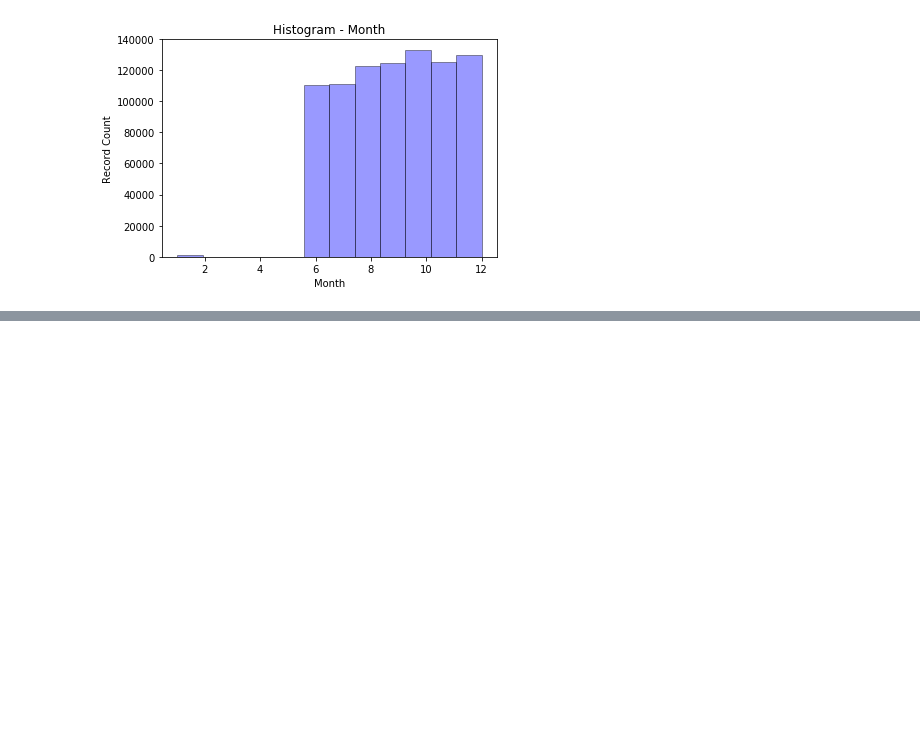
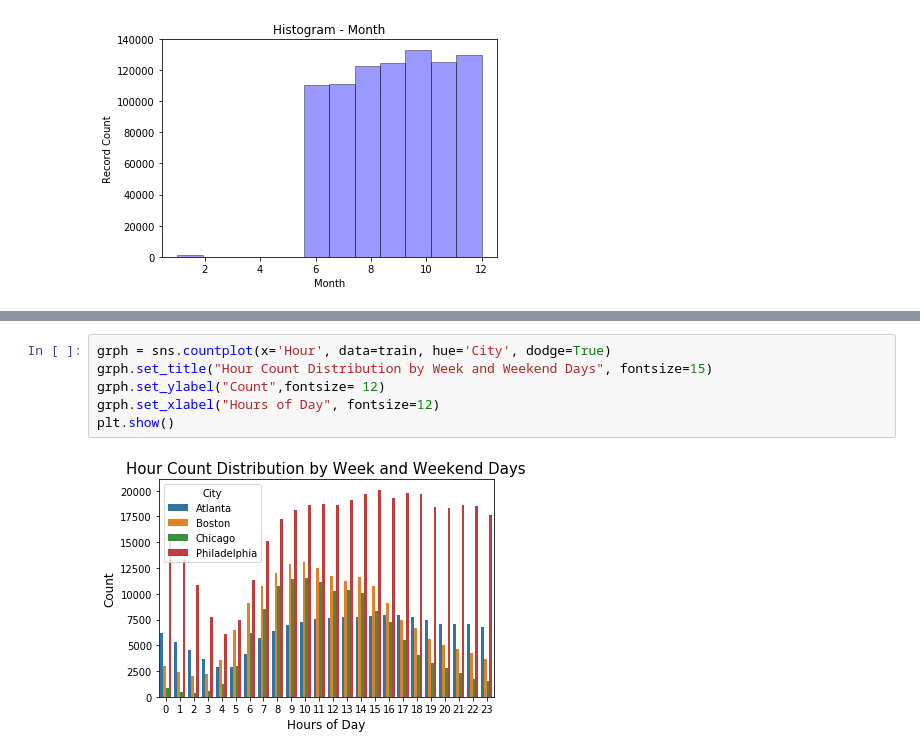
Before and after one commit to emagnusson88/geotab-intersection, a Jupyter notebook: import & visualization_em.ipynb, the cells around one changed output, grey strips where cells are left out. Cells and saved outputs as stored; diff of their text form; blank space fills up the shorter version.

```diff
--- a/import & visualization_em.ipynb
+++ b/import & visualization_em.ipynb
@@ -145,0 +153,8 @@ plt.show()
+# %%
+grph = sns.countplot(x='Hour', data=train, hue='City', dodge=True)
+grph.set_title("Hour Count Distribution by Week and Weekend Days", fontsize=15)
+grph.set_ylabel("Count",fontsize= 12)
+grph.set_xlabel("Hours of Day", fontsize=12)
+plt.show()
+# %% [output]
+[figure, added]
```
Also changed, not shown: parts of 6 cells of this notebook.
